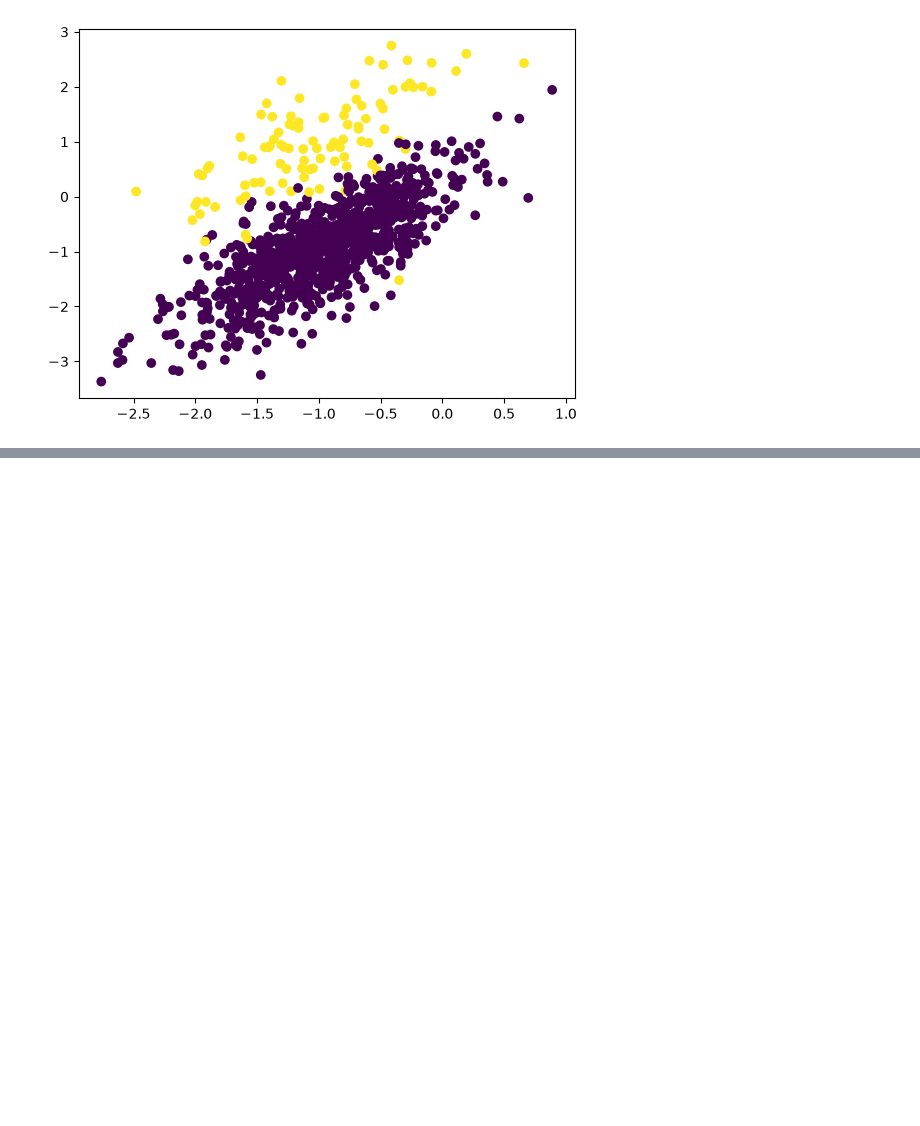
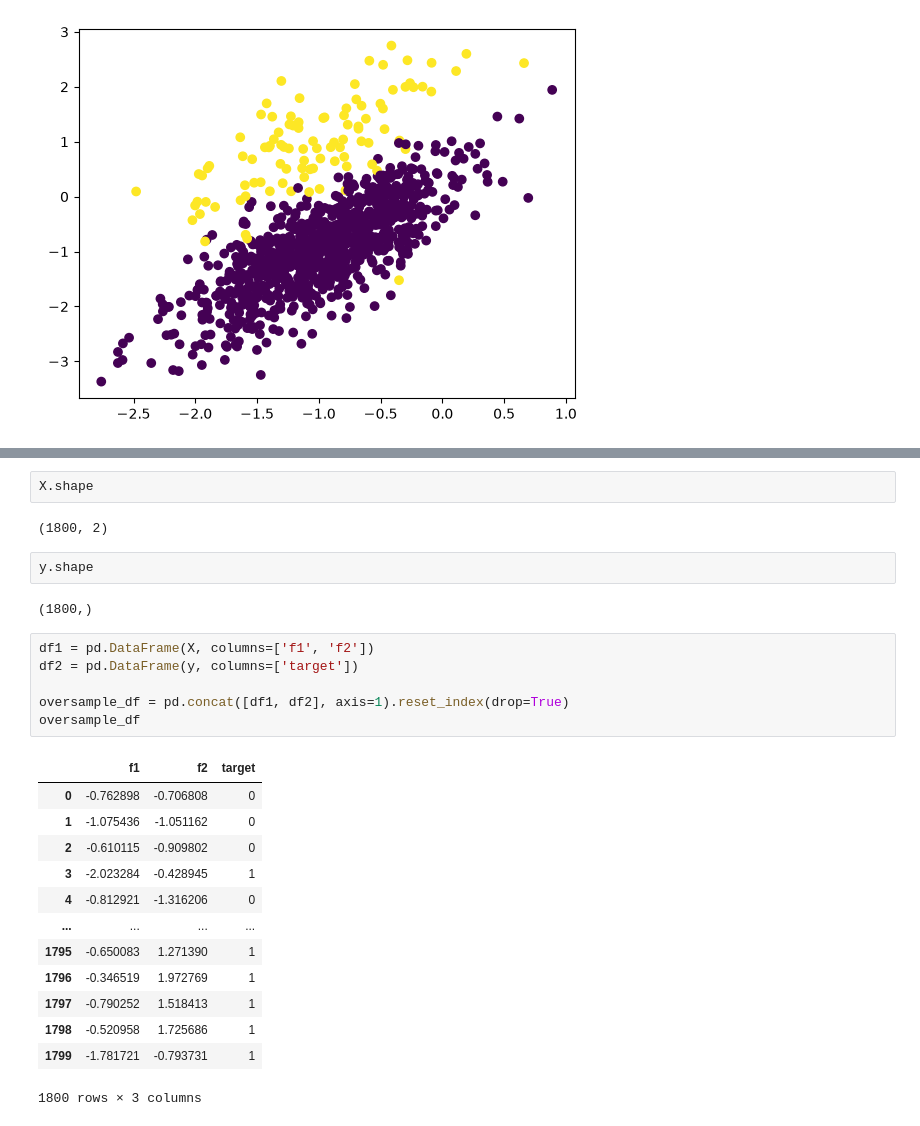
Before and after one commit to QaishGit/Data-Analyst, a Jupyter notebook: Python/9-Feature Engineering with Python/9.3-SMOTE.ipynb, the cells around one changed output, grey strips where cells are left out. Cells and saved outputs as stored; diff of their text form; blank space fills up the shorter version.

```diff
--- a/Python/9-Feature Engineering with Python/9.3-SMOTE.ipynb
+++ b/Python/9-Feature Engineering with Python/9.3-SMOTE.ipynb
@@ -38,0 +59,28 @@ plt.scatter(final_df['f1'], final_df['f2'], c=final_df['target'])
+# %%
+X.shape
+# %% [output]
+(1800, 2)
+# %%
+y.shape
+# %% [output]
+(1800,)
+# %%
+df1 = pd.DataFrame(X, columns=['f1', 'f2'])
+df2 = pd.DataFrame(y, columns=['target'])
+
+oversample_df = pd.concat([df1, df2], axis=1).reset_index(drop=True)
+oversample_df
+# %% [output]
+|  | f1 | f2 | target |
+| 0 | -0.762898 | -0.706808 | 0 |
+| 1 | -1.075436 | -1.051162 | 0 |
+| 2 | -0.610115 | -0.909802 | 0 |
+| 3 | -2.023284 | -0.428945 | 1 |
+| 4 | -0.812921 | -1.316206 | 0 |
+| ... | ... | ... | ... |
+| 1795 | -0.650083 | 1.271390 | 1 |
+| 1796 | -0.346519 | 1.972769 | 1 |
+| 1797 | -0.790252 | 1.518413 | 1 |
+| 1798 | -0.520958 | 1.725686 | 1 |
+| 1799 | -1.781721 | -0.793731 | 1 |
+1800 rows × 3 columns
```
Also changed, not shown: parts of 3 cells of this notebook.
